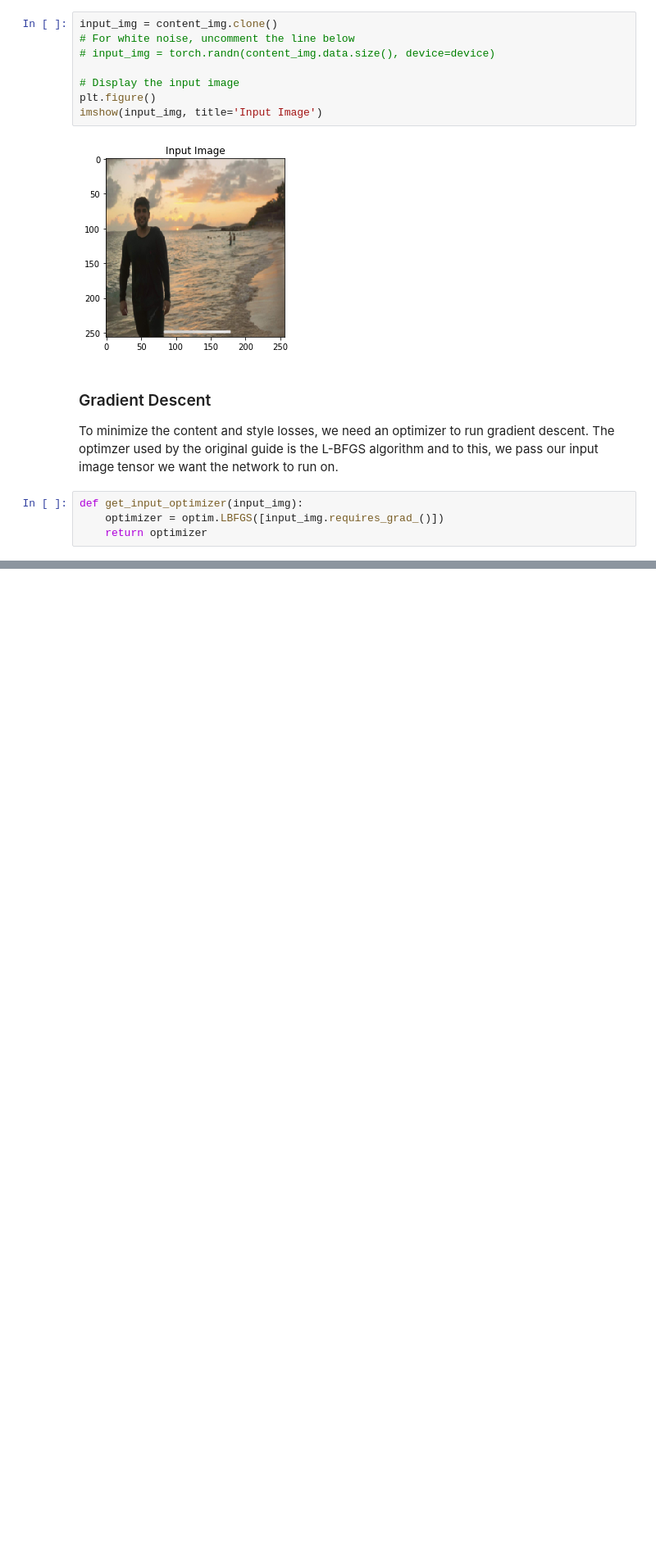
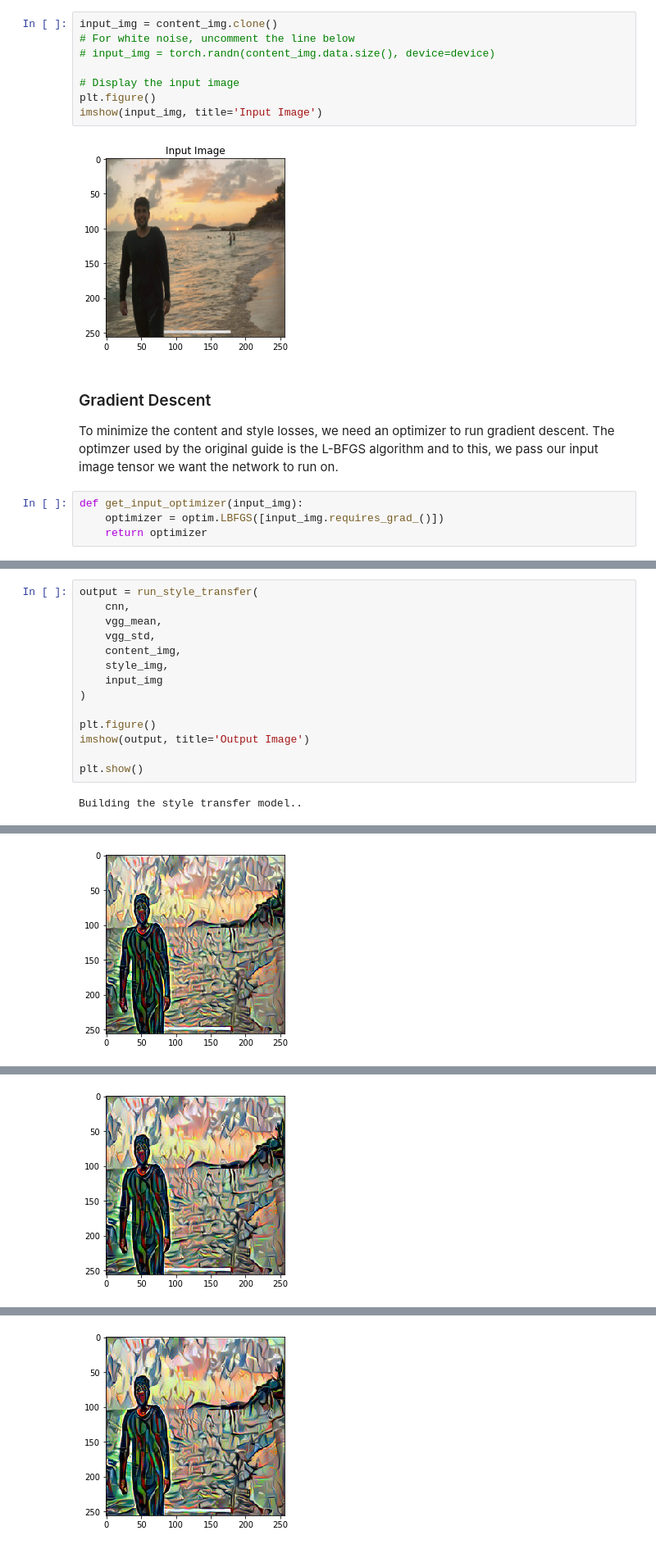
Before and after one commit to sarthakbatragatech/style_transfer, a Jupyter notebook: style_transfer.ipynb, the cells around one changed output, grey strips where cells are left out. Shown at 82% size. Saved outputs shown, nothing was run; the diff lists cells and outputs as text; blank space fills up the shorter version.

Commit message:
Style transfer complete

```diff
--- a/style_transfer.ipynb
+++ b/style_transfer.ipynb
@@ -283,0 +347,16 @@ def get_input_optimizer(input_img):
+# %%
+output = run_style_transfer(
+    cnn,
+    vgg_mean,
+    vgg_std,
+    content_img,
+    style_img,
+    input_img
+)
+
+plt.figure()
+imshow(output, title='Output Image')
+
+plt.show()
+# %% [output]
+Building the style transfer model..
@@ -283,0 +367 @@ def get_input_optimizer(input_img):
+[figure, added]
@@ -283,0 +371 @@ def get_input_optimizer(input_img):
+[figure, added]
@@ -283,0 +375 @@ def get_input_optimizer(input_img):
+[figure, added]
```
Also changed, not shown: parts of 3 cells of this notebook.
